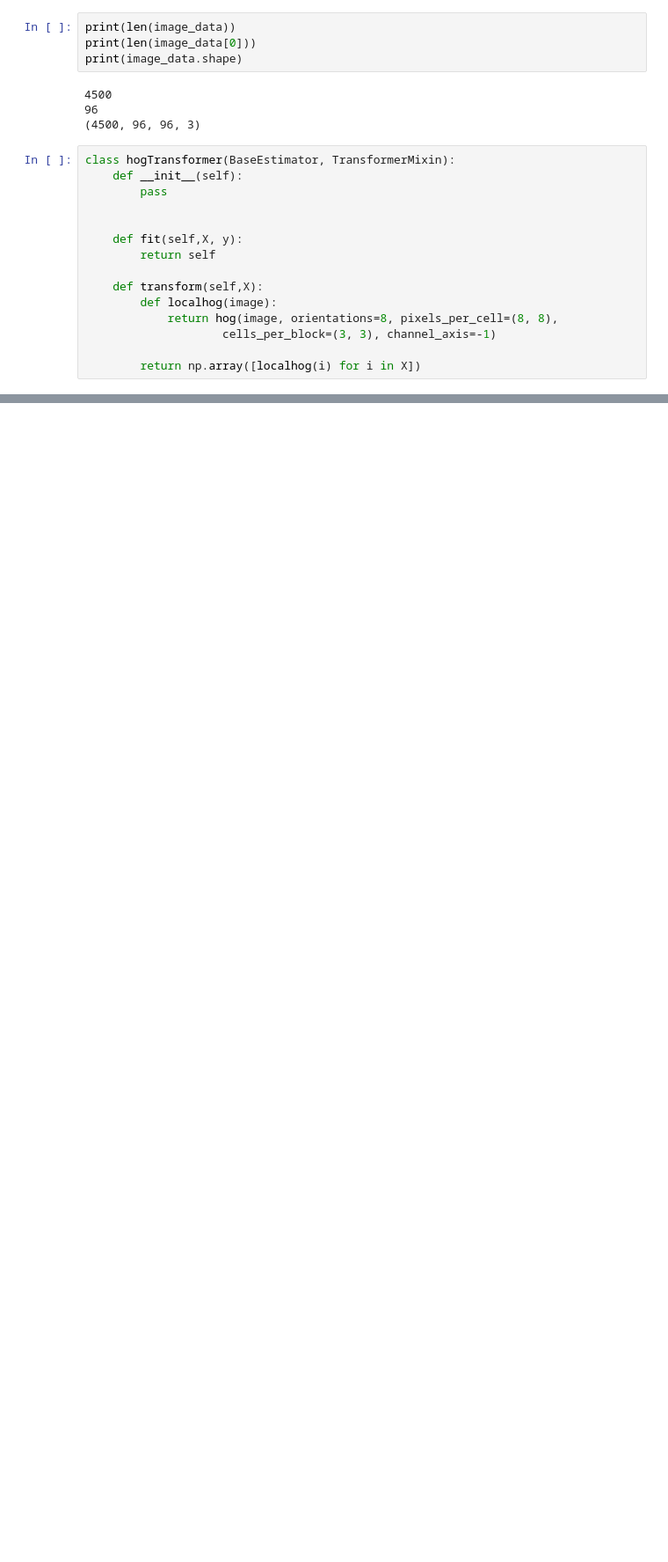
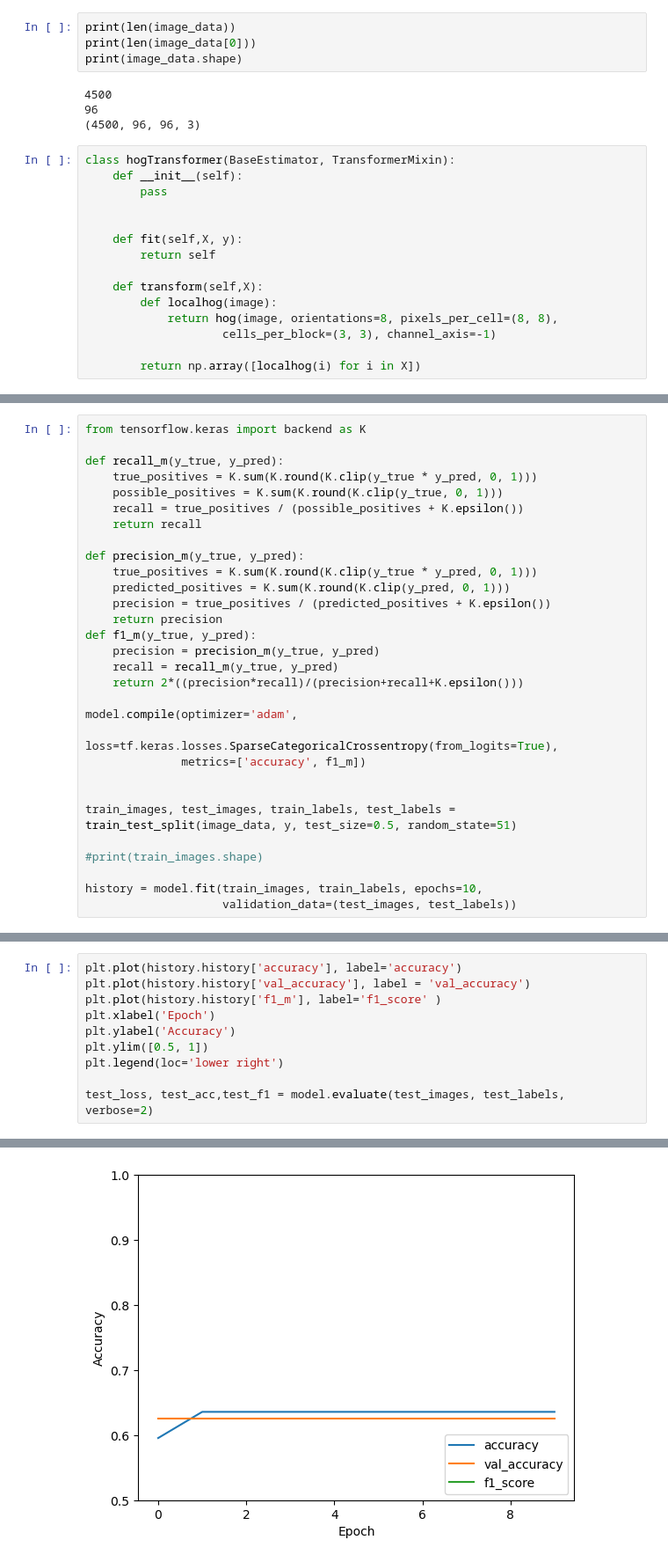
Before and after one commit to wmike51/comp4434_miniproject, a Jupyter notebook: project_git.ipynb, the cells around one changed output, grey strips where cells are left out. Shown: that part at 88% size. Cells and saved outputs as stored; diff of their text form; blank space fills up the shorter version.

```diff
--- a/project_git.ipynb
+++ b/project_git.ipynb
@@ -290,3 +246,33 @@ Total params: 1,694,914
 Trainable params: 1,694,914
 Non-trainable params: 0
 _________________________________________________________________
+# %%
+from tensorflow.keras import backend as K
+
+def recall_m(y_true, y_pred):
+    true_positives = K.sum(K.round(K.clip(y_true * y_pred, 0, 1)))
+    possible_positives = K.sum(K.round(K.clip(y_true, 0, 1)))
+    recall = true_positives / (possible_positives + K.epsilon())
+    return recall
+
+def precision_m(y_true, y_pred):
+    true_positives = K.sum(K.round(K.clip(y_true * y_pred, 0, 1)))
+    predicted_positives = K.sum(K.round(K.clip(y_pred, 0, 1)))
+    precision = true_positives / (predicted_positives + K.epsilon())
+    return precision
+def f1_m(y_true, y_pred):
+    precision = precision_m(y_true, y_pred)
+    recall = recall_m(y_true, y_pred)
+    return 2*((precision*recall)/(precision+recall+K.epsilon()))
+
+model.compile(optimizer='adam',
+              loss=tf.keras.losses.SparseCategoricalCrossentropy(from_logits=True),
+              metrics=['accuracy', f1_m])
+
+
+train_images, test_images, train_labels, test_labels = train_test_split(image_data, y, test_size=0.5, random_state=51)
+
+#print(train_images.shape)
+
+history = model.fit(train_images, train_labels, epochs=10,
+                    validation_data=(test_images, test_labels))
@@ -292,0 +300,11 @@ _________________________________________________________________
+# %%
+plt.plot(history.history['accuracy'], label='accuracy')
+plt.plot(history.history['val_accuracy'], label = 'val_accuracy')
+plt.plot(history.history['f1_m'], label='f1_score' )
+plt.xlabel('Epoch')
+plt.ylabel('Accuracy')
+plt.ylim([0.5, 1])
+plt.legend(loc='lower right')
+
+test_loss, test_acc,test_f1 = model.evaluate(test_images, test_labels, verbose=2)
+# %% [output]
@@ -292,0 +312 @@ _________________________________________________________________
+[figure, added]
```
Also changed, not shown: parts of 18 cells of this notebook.
